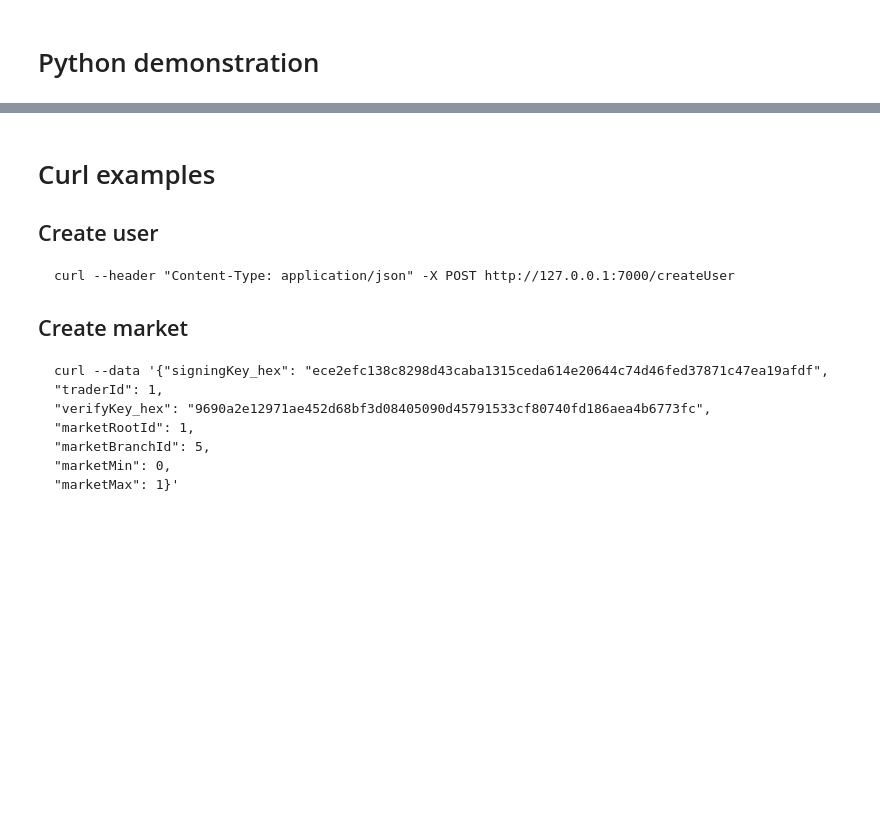
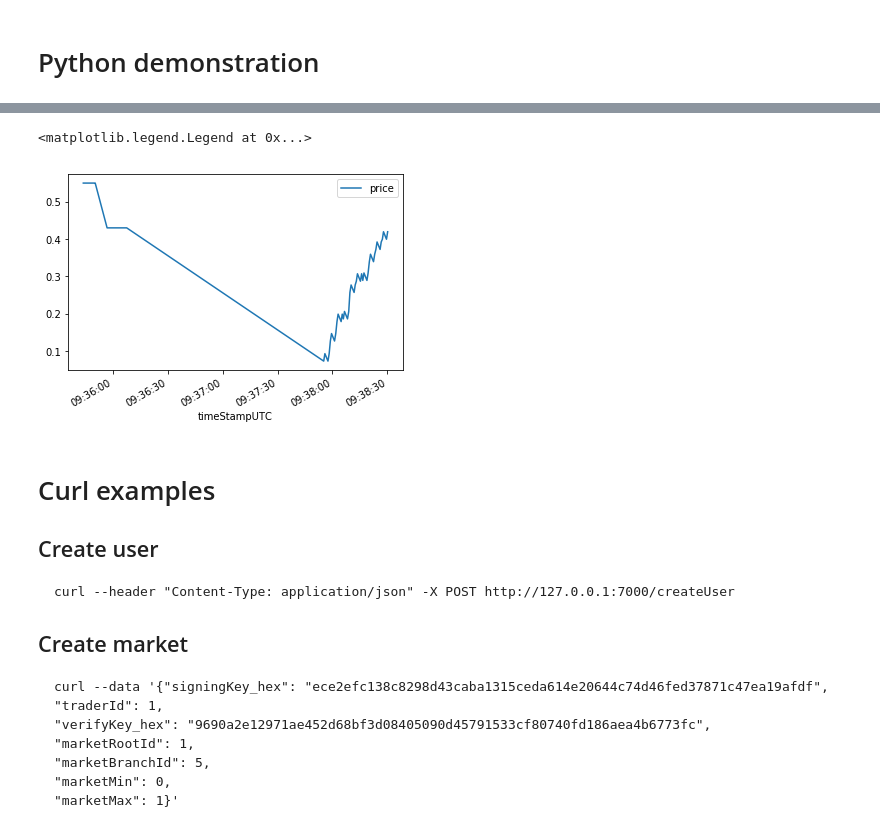
Before and after one commit to alpinechicken/blocmarket, a Jupyter notebook: doc/BlocAPI.ipynb, the cells around one changed output, grey strips where cells are left out. Drawn from its saved outputs; the diff is of its cells as text; code cells hidden in the pictures; blank space fills up the shorter version.

```diff
--- a/doc/BlocAPI.ipynb
+++ b/doc/BlocAPI.ipynb
@@ -488,0 +544,7 @@ tId
+# %%
+
+url = baseurl+'viewTradeSummary'
+content = {'traderId': 2}
+response = requests.post(url, data=json.dumps(content), headers=headers)
+a = pd.read_json(response.json())
+a
@@ -488,0 +570,3 @@ tId
+# %%
+a = a.set_index(a['timeStampUTC'])
+a
@@ -489,3 +593,8 @@ tId
+# %%
+plt.figure(); a['price'].plot(); plt.legend(loc='best')
+# %% [output]
+<matplotlib.legend.Legend at 0x...>
+[figure, added]
 # %% [markdown]
 
 # Curl examples
```
Also changed, not shown: parts of 26 cells of this notebook, 2 other files.
